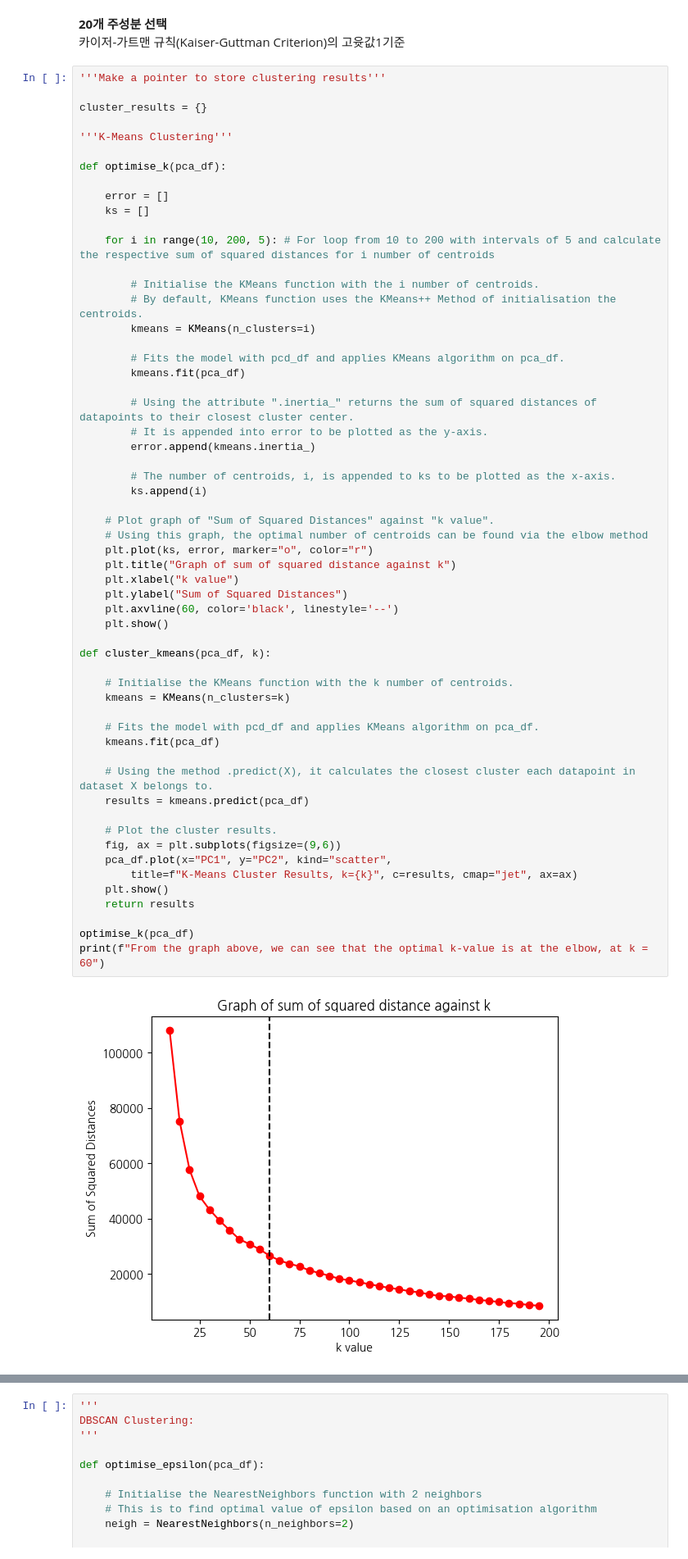
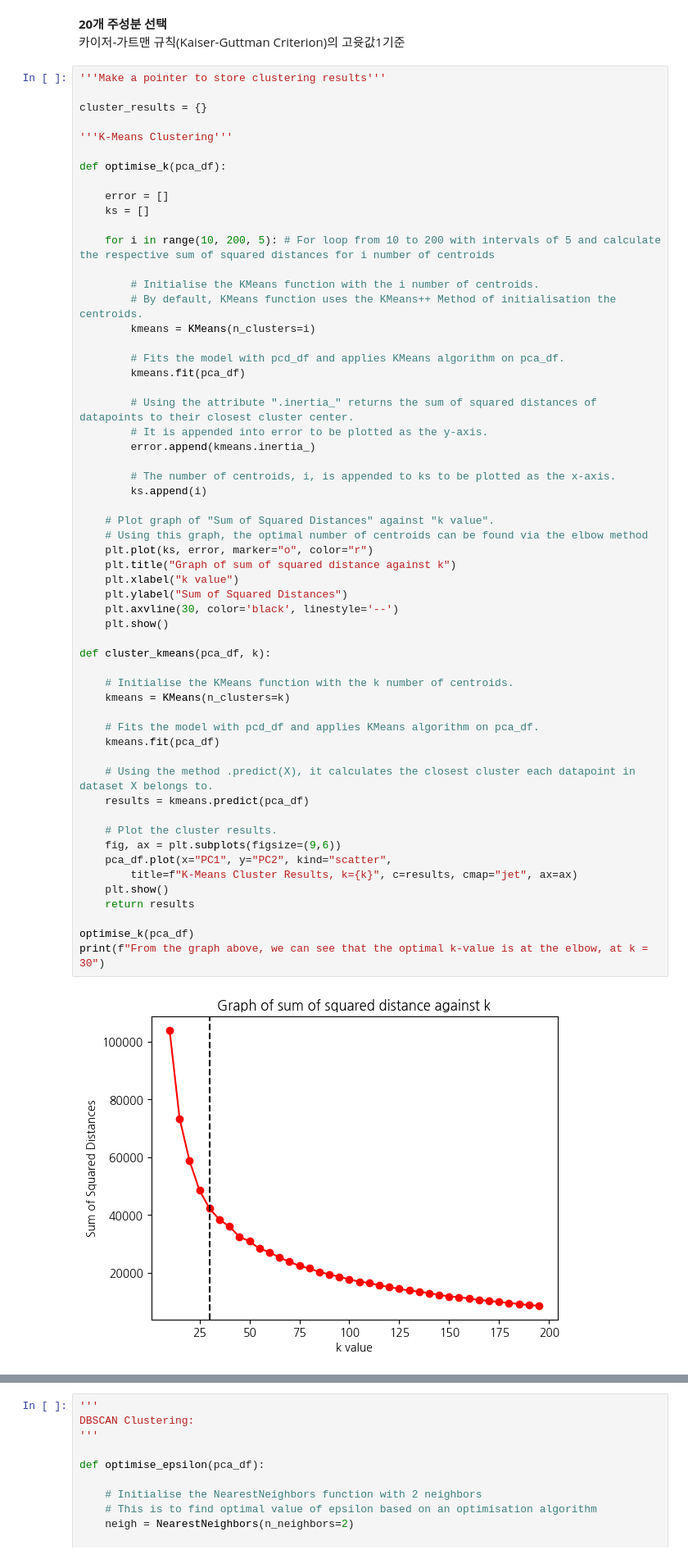
Before and after one commit to DART-KNU/End-to-End-Pairs-Trading, a Jupyter notebook: Pairs Selection/Pairs Selection.ipynb, the cells around one changed output, grey strips where cells are left out. Shown at 82% size. Drawn from its saved outputs; the diff is of its cells as text.

```diff
--- a/Pairs Selection/Pairs Selection.ipynb
+++ b/Pairs Selection/Pairs Selection.ipynb
@@ -208,33 +180,33 @@ def optimise_k(pca_df):
         ks.append(i)
 
     # Plot graph of "Sum of Squared Distances" against "k value".
     # Using this graph, the optimal number of centroids can be found via the elbow method
     plt.plot(ks, error, marker="o", color="r")
     plt.title("Graph of sum of squared distance against k")
     plt.xlabel("k value")
     plt.ylabel("Sum of Squared Distances")
-    plt.axvline(60, color='black', linestyle='--')
+    plt.axvline(30, color='black', linestyle='--')
     plt.show()
 
 def cluster_kmeans(pca_df, k):
 
     # Initialise the KMeans function with the k number of centroids.
     kmeans = KMeans(n_clusters=k)
 
     # Fits the model with pcd_df and applies KMeans algorithm on pca_df.
     kmeans.fit(pca_df)
 
     # Using the method .predict(X), it calculates the closest cluster each datapoint in dataset X belongs to.
     results = kmeans.predict(pca_df)
 
     # Plot the cluster results.
     fig, ax = plt.subplots(figsize=(9,6))
     pca_df.plot(x="PC1", y="PC2", kind="scatter",
         title=f"K-Means Cluster Results, k={k}", c=results, cmap="jet", ax=ax)
     plt.show()
     return results
 
 optimise_k(pca_df)
-print(f"From the graph above, we can see that the optimal k-value is at the elbow, at k = 60")
+print(f"From the graph above, we can see that the optimal k-value is at the elbow, at k = 30")
 # %% [output]
-[figure, old version]
+[figure, new version]
```
Also changed, not shown: parts of 29 cells of this notebook, 7 other files.
